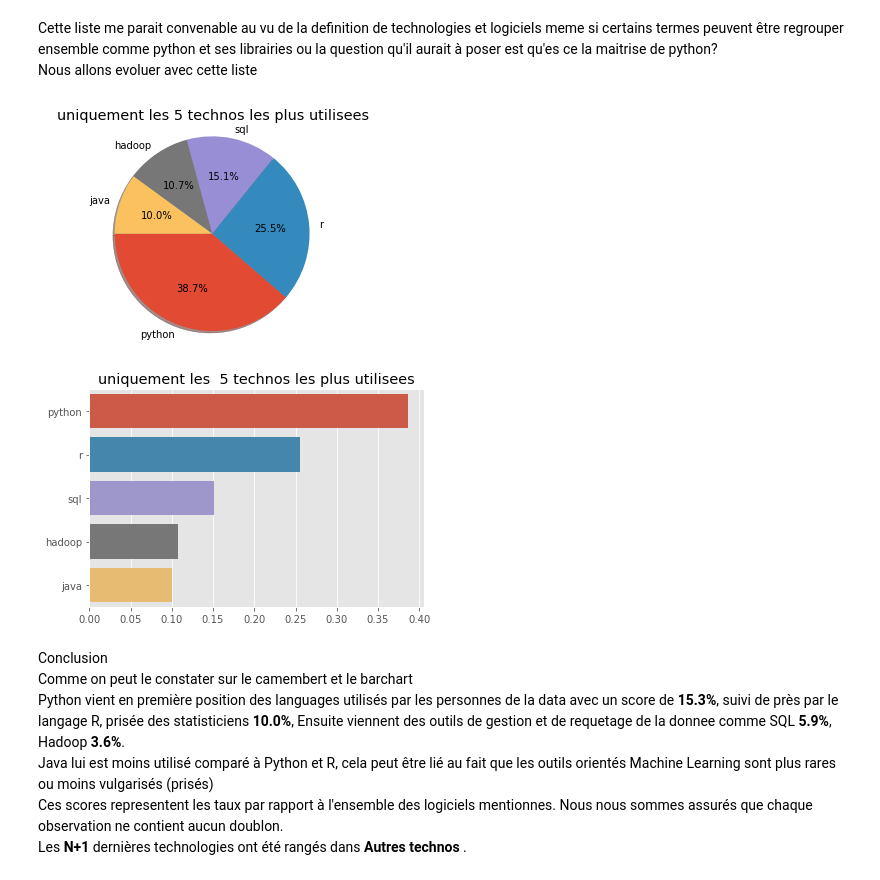
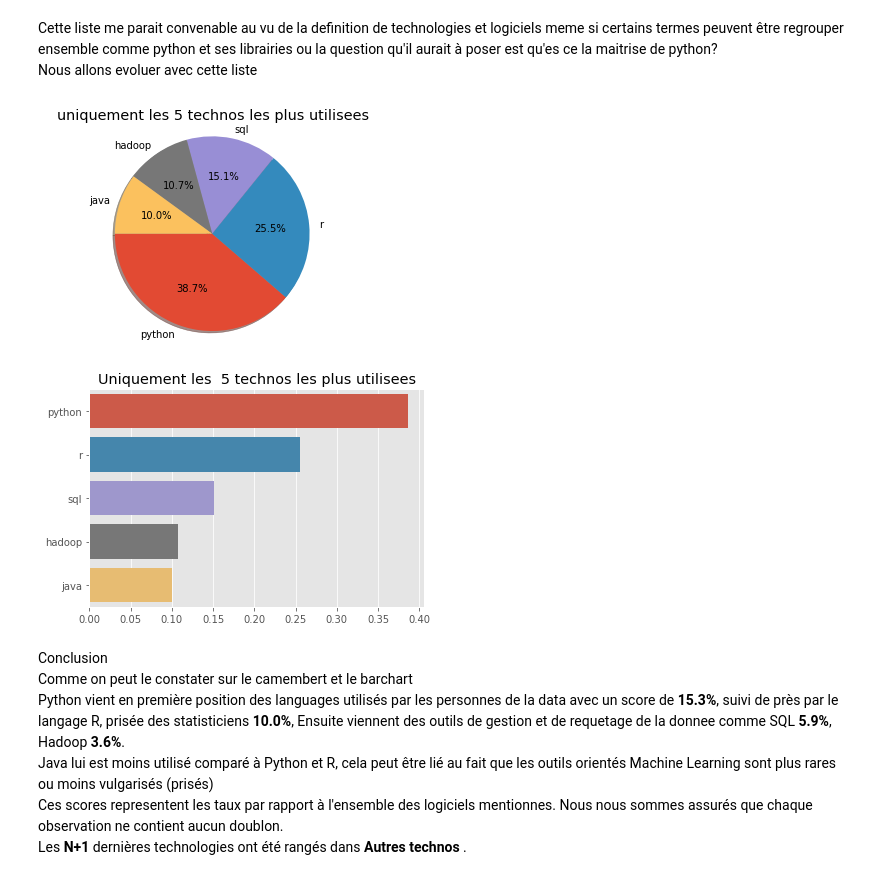
Before and after one commit to AngeKouame/AGILA-DATASET, a Jupyter notebook: Test_Technique_ML.ipynb, the cells around one changed output. Saved outputs shown, nothing was run; the diff lists cells and outputs as text; code cells hidden in the pictures.

```diff
--- a/Test_Technique_ML.ipynb
+++ b/Test_Technique_ML.ipynb
@@ -230,7 +233,8 @@ df.Technologies_reelles = df.Technologies_reelles.transform(
 # Effacons les termes anglais, machine learning, etc..
 df.Technologies_reelles = df.Technologies_reelles.transform(
     lambda x: re.sub(
-        "(anglais|big data|machine learning|deep learning|scoring|ai|map-reduce)",
+        "(anglais|big data|machine learning|deep learning|scoring|ai\
+         |map-reduce)",
         "",
         x,
     )
@@ -259,14 +263,16 @@ qu'es ce la maitrise de python?
 <br> Nous allons evoluer avec cette liste
 # %%
 def plotting_most_used_technologies(number, technologie, other_include=True):
-    """
-    INPUT
+    """ tracer un camembert
+    Parametres
+    ----------
     number : number of technologies
     technologies : liste des technologies
     other_include : inclure oui ou non les autres technos
                     dans le graphique
-    OUTPUT
-    return the number most used technologies
+    Retour
+    -------
+    retourne un camembert
     """
     n_used_techno_names = np.asarray(technologie.index[:number+1])
     n_used_techno_names = np.append(
@@ -306,14 +312,16 @@ def plotting_most_used_technologies(number, technologie, other_include=True):
 
 
 def plot_horizontal_histogram(number, technologie, other_include=True):
-    """
-    INPUT
+    """ tracer un histograme horizontal
+    Parametres
+    ----------
     number : number of technologies
     technologies : liste des technologies
     other_include : inclure oui ou non les autres technos
                     dans le graphique
-    OUTPUT
-    return a horizontal barplot of the 'number' most used technologies
+    Retour
+    -------
+    retourne un histogramme horizontal
     """
     n_used_techno_names = np.asarray(technologie.index[: number + 1])
     n_used_techno_names = np.append(
@@ -323,41 +331,41 @@ def plot_horizontal_histogram(number, technologie, other_include=True):
     n_used_techno_count = np.append(
         n_used_techno_count, np.sum(technologie.values[number+1:])
     )
     if other_include:
         plt.figure(num=0)
         plt.title(
-            "uniquement les  " +
+            "Uniquement les  " +
             str(number) +
             " technos les plus utilisees + les autres"
         )
         ax1 = sb.barplot(
             x=n_used_techno_count / np.sum(n_used_techno_count),
             y=n_used_techno_names,
         )
     else:
         plt.figure(num=0)
         plt.title(
-            "uniquement les  " + str(number) + " technos les plus utilisees"
+            "Uniquement les  " + str(number) + " technos les plus utilisees"
         )
         ax2 = sb.barplot(
             x=n_used_techno_count[:-2] / np.sum(n_used_techno_count[:-2]),
             y=n_used_techno_names[:-2],
         )
 
-
-nombre_technos = 5
+# 5 premieres technos  à afficher
+NOMBRE_TECHNOS = 5
 # inclure oui ou non  les autres technos dans le graphique
-include_other_technos = False
+INCLUDE_OTHER_TECHNOS = False
 # tracé des differents graphiques
 plotting_most_used_technologies(
-    nombre_technos, technologie_count, include_other_technos
+    NOMBRE_TECHNOS, technologie_count, INCLUDE_OTHER_TECHNOS
 )
 plot_horizontal_histogram(
-    nombre_technos, technologie_count, include_other_technos
+    NOMBRE_TECHNOS, technologie_count, INCLUDE_OTHER_TECHNOS
 )
 # %% [output]
 [figure]
-[figure, old version]
+[figure, new version]
 # %% [markdown]
 Conclusion <br>Comme on peut le constater sur le camembert et le barchart <br> Python vient en première position des languages utilisés  par les personnes de la data avec un score de <b>15.3%</b>, suivi de près par le langage R, prisée des statisticiens <b>10.0%</b>, Ensuite viennent des outils de gestion et de requetage de la donnee comme SQL <b>5.9%</b>, Hadoop <b>3.6%</b>. <br> Java lui est moins utilisé comparé à Python et R, cela peut être lié au fait que les outils orientés Machine Learning sont plus rares ou moins vulgarisés (prisés)
 <br> Ces scores representent les taux par rapport à l'ensemble des logiciels mentionnes. Nous nous sommes assurés que chaque observation ne contient aucun doublon. <br> Les <b>N+1</b> dernières technologies ont été rangés dans <b> Autres technos </b>.
```
Also changed, not shown: parts of 19 cells of this notebook.
